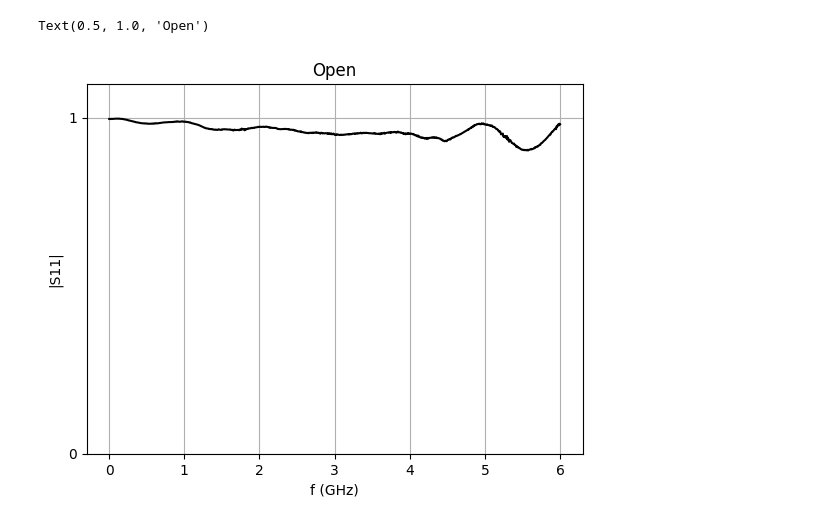
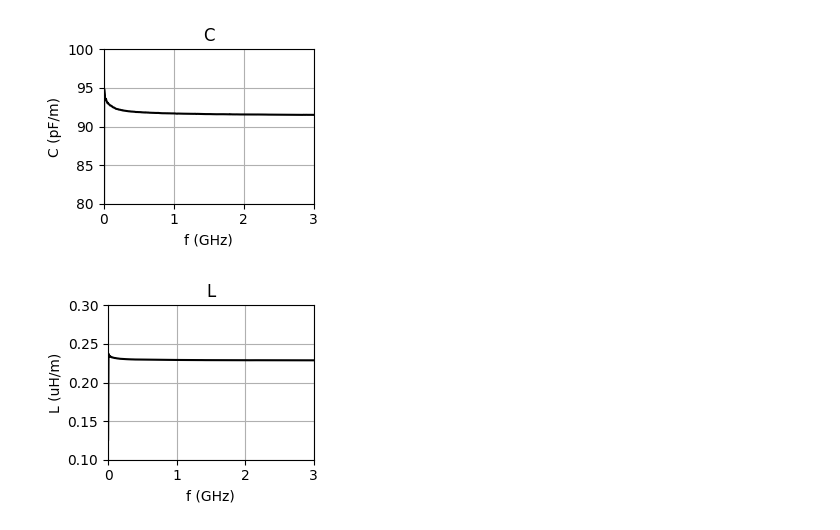
Before and after one commit to Vrekrer/DataRepo, a Jupyter notebook: UCSP_Electro_2025/Lab06_07_Electro.ipynb, the cells around one changed output. Cells and saved outputs as stored; diff of their text form; code cells hidden in the pictures.

```diff
--- a/UCSP_Electro_2025/Lab06_07_Electro.ipynb
+++ b/UCSP_Electro_2025/Lab06_07_Electro.ipynb
@@ -42,11 +45,11 @@ class data_from_cvs(object):
         self.S11 = raw_data[:,1] + 1.0j*raw_data[:,2]
         self.Zin = 50 * (1 + self.S11)/(1 - self.S11)
 # %%
-#dataShort = data_from_s1p('Data_Short.s1p')
-#dataOpen = data_from_s1p('Data_Open.s1p')
+#Importamos todos los datos y calculamos gamma y R, L, G y C.
 
 dataOpen = data_from_cvs('MIniCricuits_Open.csv')
 dataShort = data_from_cvs('MIniCricuits_Short.csv')
+dataTrans = data_from_s2p('Trans_MC.s2p')
 
 d = 76.2E-3 + 0.017 #longitud del Cable Minicircuits 086-3SM+ + conector
 
@@ -64,3 +67,6 @@ L = np.imag(gamma * Z0)/omega
 
 G = np.real(gamma / Z0)
 C = np.imag(gamma / Z0)/omega
+
+figureSize = (3,2.5) #Use esto para figuras para un informe o presentacion
+#figureSize = (5,4) #Use esto para figuras en el ordenador
@@ -80,12 +211,30 @@ Text(0.5, 1.0, 'Open')
+# %%
+#Grafico de C calculado del promedio de las medidas de reflexion
+
+plt.figure("Capacitancia", figureSize)
+plt.plot(f/1e9, C*1E12, "k-")
+plt.xlabel('f (GHz)')
+plt.ylabel('C (pF/m)')
+plt.xlim(0,3)
+plt.ylim(80,100)
+plt.grid(True)
+plt.title('C')
+plt.tight_layout()
+plt.savefig('C.png')
+# %% [output]
+[figure, added]
 # %%
-plt.figure("S11")
-plt.plot(f/1E9, np.abs(dataOpen.S11), "k-")
+#Grafico de L calculado del promedio de las medidas de reflexion
+
+plt.figure("Inductancia", figureSize)
+plt.plot(f/1e9, L*1E6, "k-")
 plt.xlabel('f (GHz)')
-plt.ylabel('|S11|')
-plt.yticks([0,1])
-plt.ylim(0,1.1)
+plt.ylabel('L (uH/m)')
+plt.xlim(0,3)
+plt.ylim(0.1,0.3)
 plt.grid(True)
-plt.title('Open')
+plt.title('L')
+plt.tight_layout()
+plt.savefig('L.png')
 # %% [output]
-Text(0.5, 1.0, 'Open')
-[figure, old version]
+[figure, new version]
```
Also changed, not shown: parts of 21 cells of this notebook, 11 other files.
